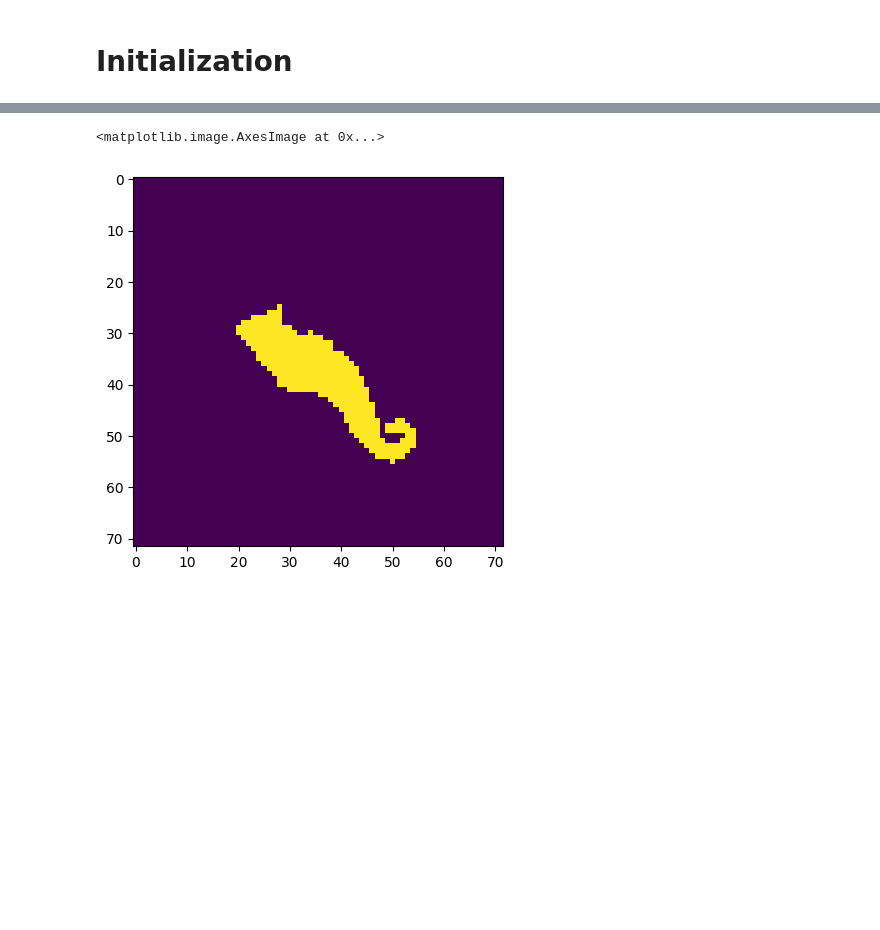
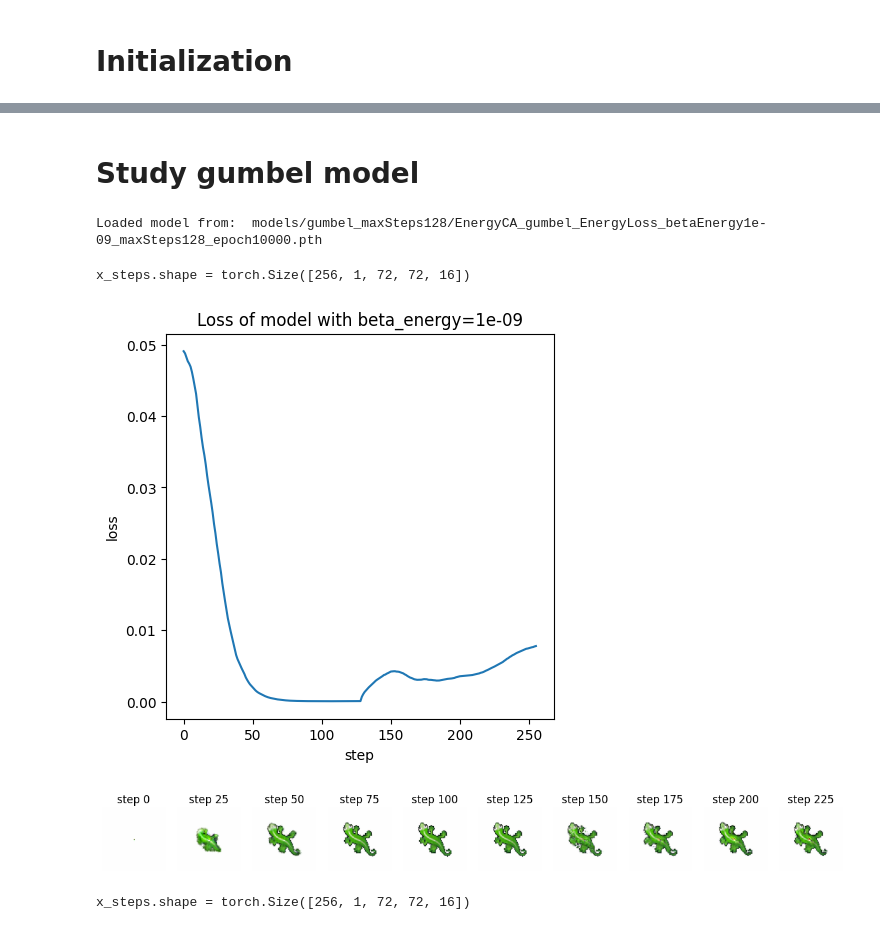
Before and after one commit to andrecharneca/Adaptive-Neural-Cellular-Automata, a Jupyter notebook: explainability.ipynb, the cells around one changed output, grey strips where cells are left out. Cells and saved outputs as stored; diff of their text form; code cells hidden in the pictures; blank space fills up the shorter version.

Commit message:
updated plots

```diff
--- a/explainability.ipynb
+++ b/explainability.ipynb
@@ -44,7 +41,7 @@ training_params = {
     'lr_gamma': 0.9999,
     'betas': (0.5, 0.5),
     'n_epoch': 10000,
-    'batch_size': 8,
+    'batch_size': 1,#8,
     'grad_clip': 1.0,
     'device': torch.device('cuda:{}'.format(get_free_gpu()) if torch.cuda.is_available() else 'cpu'),
     'history_save_dir': 'histories/',
@@ -87,6 +88 @@ Using GPU:  4
 [figure]
-# %%
-plt.imshow((pad_parts[:,:,3]==1) & (pad_parts[:,:,0]==0) & (pad_parts[:,:,1]==0) & (pad_parts[:,:,2]==0))
-# %% [output]
-<matplotlib.image.AxesImage at 0x...>
-[figure, removed]
@@ -92,0 +96,70 @@ plt.imshow((pad_parts[:,:,3]==1) & (pad_parts[:,:,0]==0) & (pad_parts[:,:,1]==0)
+# %% [markdown]
+# Study gumbel model
+# %%
+# Load model
+max_steps = global_params['MAX_STEPS']*2
+beta_energy = 1e-9
+model_name = model_dir + f'gumbel_maxSteps{global_params["MAX_STEPS"]}/EnergyCA_gumbel_EnergyLoss_betaEnergy{beta_energy:.0e}_maxSteps{global_params["MAX_STEPS"]}_epoch{training_params["n_epoch"]}.pth'
+model = EnergyCAModel(global_params["CHANNEL_N"], training_params["device"])
+model.load_state_dict(torch.load(model_name))
+model.eval()
+print("Loaded model from: ", model_name)
+# %% [output]
+Loaded model from:  models/gumbel_maxSteps128/EnergyCA_gumbel_EnergyLoss_betaEnergy1e-09_maxSteps128_epoch10000.pth
+# %%
+# Run the model
+x_steps = []
+fireRates_steps = []
+for k in range(max_steps):
+    if k == 0:
+        x = x0
+    else:
+        x = x[0]
+    with torch.no_grad():
+        x, fireRates = model(x, steps=1)
+
+    # set a channel to 0
+    if k == max_steps//2:
+        channel = 14
+        x[0,:,:,:,channel] = x[0,:,:,:,channel].transpose(1,2)
+        channel = 9
+        x[0,:,:,:,channel] = x[0,:,:,:,channel].transpose(1,2)
+
+    x_steps.append(x[0])
+    fireRates_steps.append(fireRates[0])
+
+x_steps = torch.stack(x_steps)
+fireRates_steps = torch.stack(fireRates_steps)
+
+debug("x_steps.shape")
+
+# compute the loss (mean accross the batch)
+x_steps = x_steps.detach().cpu()
+fireRates_steps = fireRates_steps.detach().cpu()
+losses = [torch.mean(F.mse_loss(x_steps[k,:,:,:,:4], pad_target)).item() for k in range(max_steps)]
+
+# plot the loss
+plt.figure(figsize=(5, 5))
+plt.plot(losses)
+plt.xlabel('step')
+plt.ylabel('loss')
+plt.title(f'Loss of model with beta_energy={beta_energy:.0e}')
+plt.show()
+# %% [output]
+x_steps.shape = torch.Size([256, 1, 72, 72, 16])
+[figure, added]
+# %%
+# Plot some steps, in intervals of 25
+interval = 25
+plt.subplots(1,max_steps//interval, figsize=(15, 5))
+for i in range(max_steps//interval):
+    plt.subplot(1,max_steps//interval,i+1)
+    plt.imshow(to_rgb(x_steps[i*interval,0]))
+    plt.title(f'step {i*interval}')
+    plt.axis('off')
+# %% [output]
+[figure, added]
+# %%
+debug("x_steps.shape")
+# %% [output]
+x_steps.shape = torch.Size([256, 1, 72, 72, 16])
```
Also changed, not shown: parts of 5 cells of this notebook, 4 other files.
